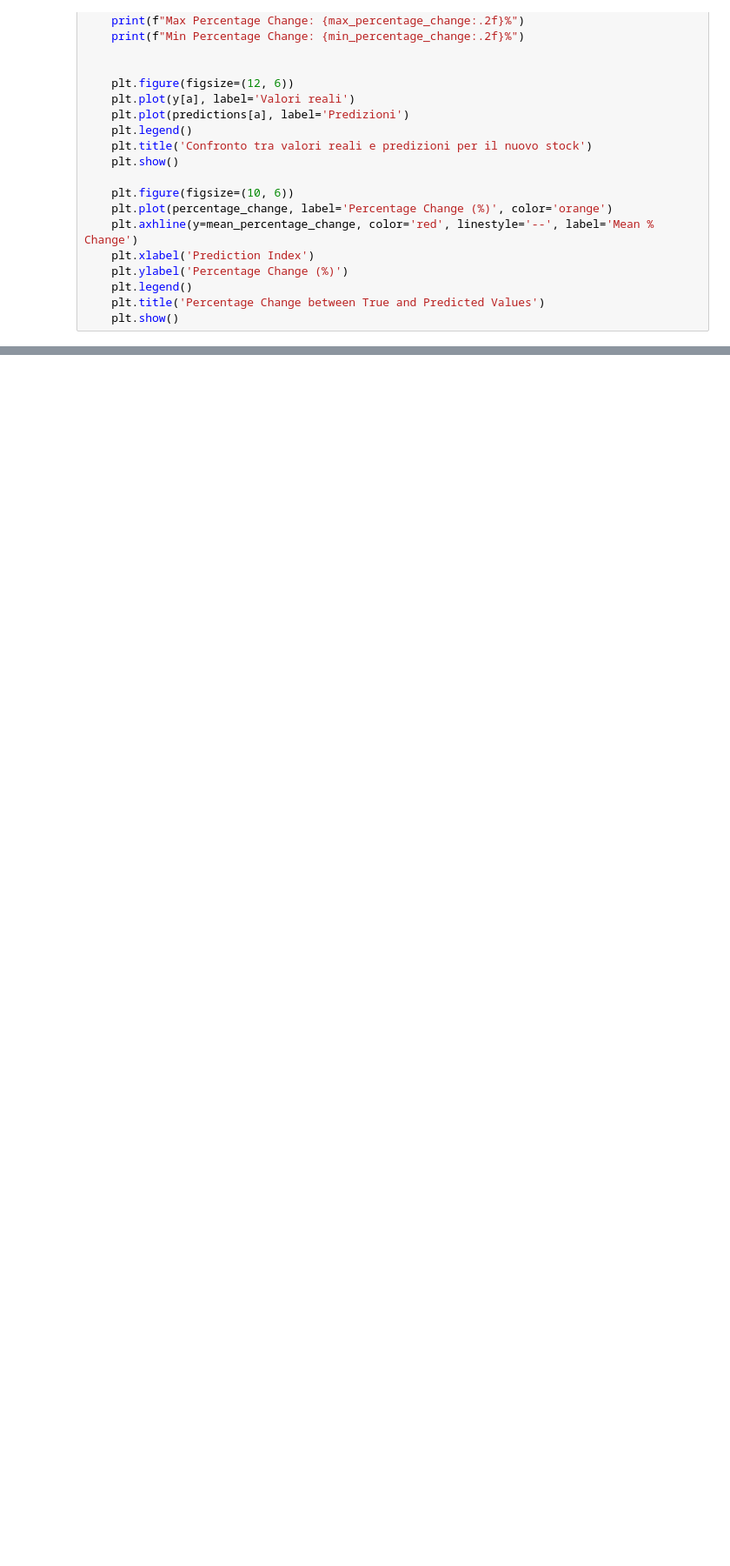
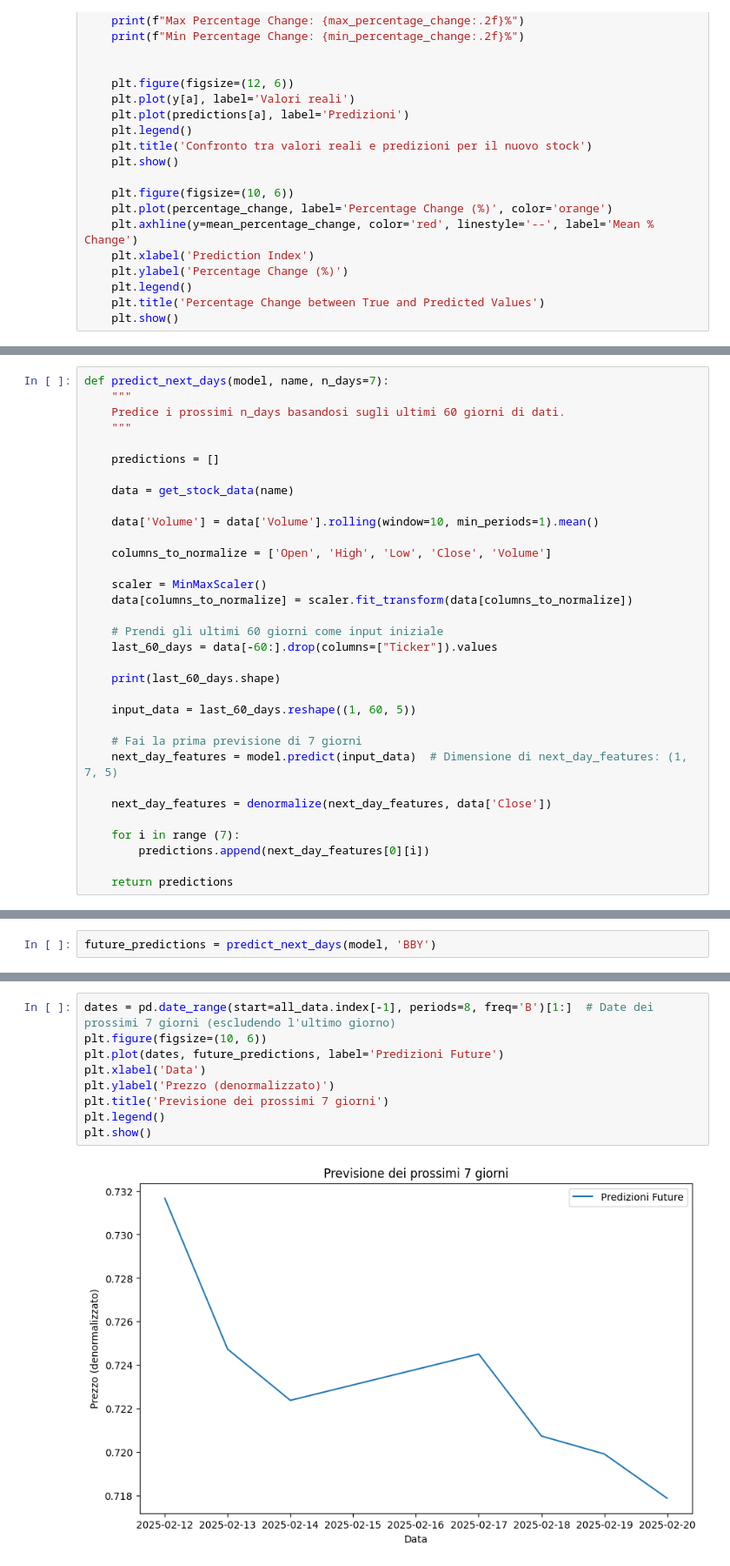
Before and after one commit to Ritopla/StockPredictor, a Jupyter notebook: StockPredictor.ipynb, the cells around one changed output, grey strips where cells are left out. Shown: that part at 87% size. Drawn from its saved outputs; the diff is of its cells as text; blank space fills up the shorter version.

Commit message:
Improved markdowns and implemented future predicion function

```diff
--- a/StockPredictor.ipynb
+++ b/StockPredictor.ipynb
@@ -293,0 +486,33 @@ predictaa('NFLX', 150)
+# %%
+def predict_next_days(model, name, n_days=7):
+    """
+    Predice i prossimi n_days basandosi sugli ultimi 60 giorni di dati.
+    """
+
+    predictions = []
+
+    data = get_stock_data(name)
+
+    data['Volume'] = data['Volume'].rolling(window=10, min_periods=1).mean()
+
+    columns_to_normalize = ['Open', 'High', 'Low', 'Close', 'Volume']
+
+    scaler = MinMaxScaler()
+    data[columns_to_normalize] = scaler.fit_transform(data[columns_to_normalize])
+
+    # Prendi gli ultimi 60 giorni come input iniziale
+    last_60_days = data[-60:].drop(columns=["Ticker"]).values
+
+    print(last_60_days.shape)
+
+    input_data = last_60_days.reshape((1, 60, 5))
+
+    # Fai la prima previsione di 7 giorni
+    next_day_features = model.predict(input_data)  # Dimensione di next_day_features: (1, 7, 5)
+
+    next_day_features = denormalize(next_day_features, data['Close'])
+
+    for i in range (7):
+        predictions.append(next_day_features[0][i])
+
+    return predictions
@@ -293,0 +521,2 @@ predictaa('NFLX', 150)
+# %%
+future_predictions = predict_next_days(model, 'BBY')
@@ -293,0 +531,11 @@ predictaa('NFLX', 150)
+# %%
+dates = pd.date_range(start=all_data.index[-1], periods=8, freq='B')[1:]  # Date dei prossimi 7 giorni (escludendo l'ultimo giorno)
+plt.figure(figsize=(10, 6))
+plt.plot(dates, future_predictions, label='Predizioni Future')
+plt.xlabel('Data')
+plt.ylabel('Prezzo (denormalizzato)')
+plt.title('Previsione dei prossimi 7 giorni')
+plt.legend()
+plt.show()
+# %% [output]
+[figure, added]
```
Also changed, not shown: parts of 49 cells of this notebook.
